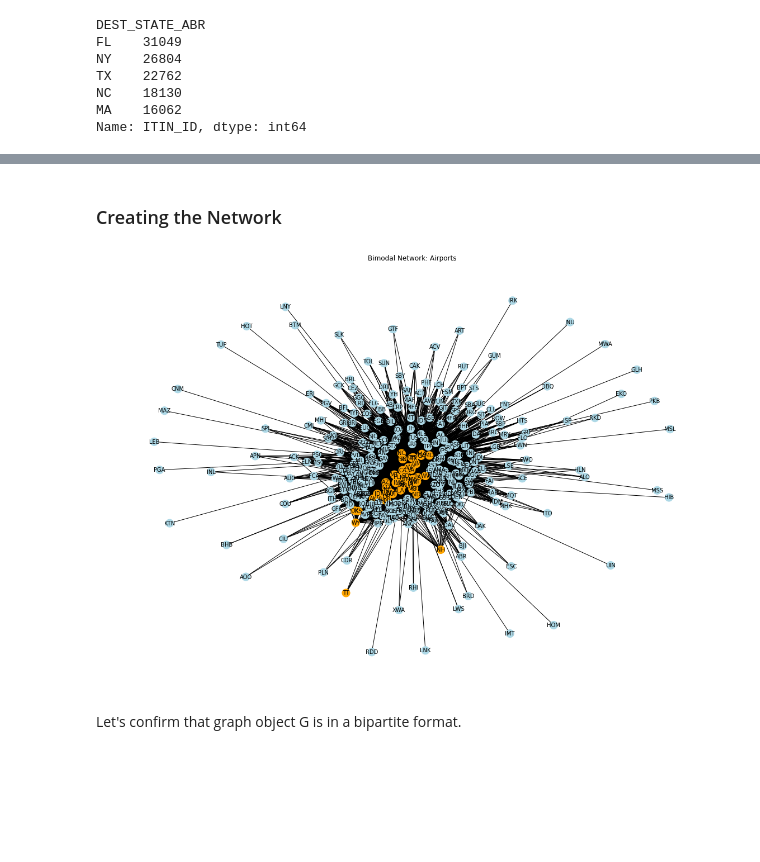
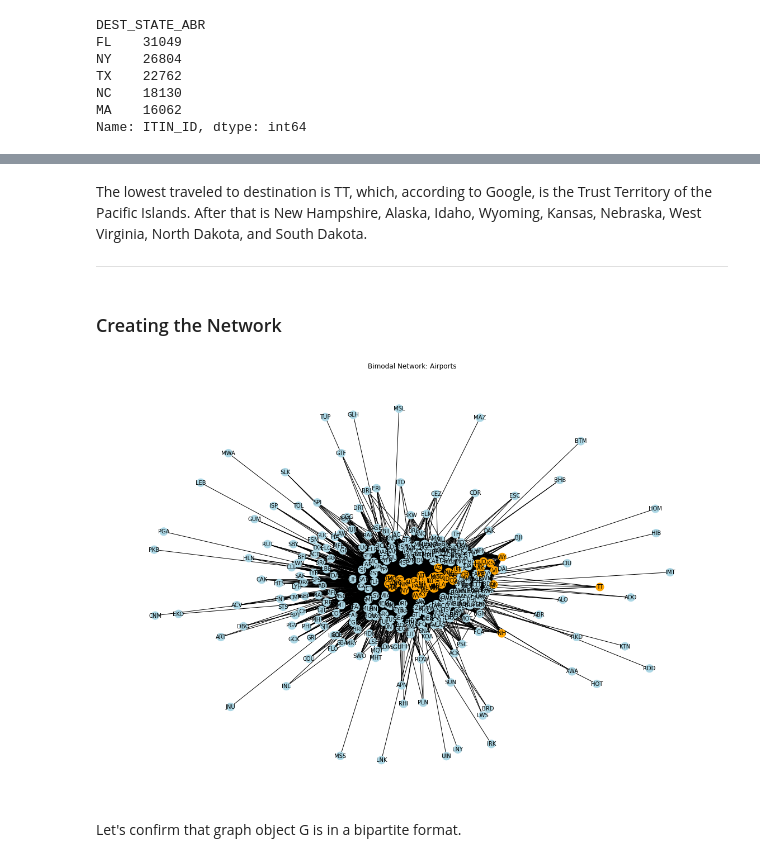
Before and after one commit to addsding/cuny-data620, a Jupyter notebook: week4_part1/Project2.ipynb, the cells around one changed output, grey strips where cells are left out. Cells and saved outputs as stored; diff of their text form; code cells hidden in the pictures; blank space fills up the shorter version.

```diff
--- a/week4_part1/Project2.ipynb
+++ b/week4_part1/Project2.ipynb
@@ -125,32 +232,31 @@ The most frequent destination is Florida with **31,049**, and next is New York w
+# %% [markdown]
+The lowest traveled to destination is TT, which, according to Google, is the Trust Territory of the Pacific Islands. After that is New Hampshire, Alaska, Idaho, Wyoming, Kansas, Nebraska, West Virginia, North Dakota, and South Dakota.
+
+***
 # %% [markdown]
 ### Creating the Network
 # %%
 plt.figure(figsize=(20,14))
 
 # Create an empty graph
 G = nx.Graph()
 
-# Iterate over the data rows
-for _, row in survey.iterrows():
-    airport = row['ORIGIN']
-    dest = row['DEST_STATE_ABR']
-
-    # Add the nodes and edges to the graph
-    G.add_node(airport, bipartite=0)  # Airport nodes
-    G.add_node(dest, bipartite=1)  # Destination state nodes
-    G.add_edge(airport, dest)  # Edge between airport and destination
+# Add the nodes and edges to the graph
+G.add_nodes_from(survey['ORIGIN'], bipartite=0)  # Airport nodes
+G.add_nodes_from(survey['DEST_STATE_ABR'], bipartite=1)  # Destination state nodes
+G.add_edges_from(list(zip(survey['ORIGIN'], survey['DEST_STATE_ABR'])))  # Edge between airport and destination
 
 # Network visualization
-pos = nx.random_layout(G)
+pos = nx.spring_layout(G, seed = 2345)
 node_color = ['lightblue' if d['bipartite'] == 0 else 'orange' for _, d in G.nodes(data=True)]  # use colors to differentiate airport (blue) from state (orange)
-nx.draw_networkx(G,node_size=200, font_size=10, node_color=node_color)
+nx.draw_networkx(G, pos, node_size=200, font_size=10, node_color=node_color)
 
 
 plt.title("Bimodal Network: Airports")
 plt.axis("off")
 plt.show()
 # %% [output]
-[figure, old version]
+[figure, new version]
 # %% [markdown]
 Let's confirm that graph object G is in a bipartite format.
 # %%
```
Also changed, not shown: parts of 60 cells of this notebook.
